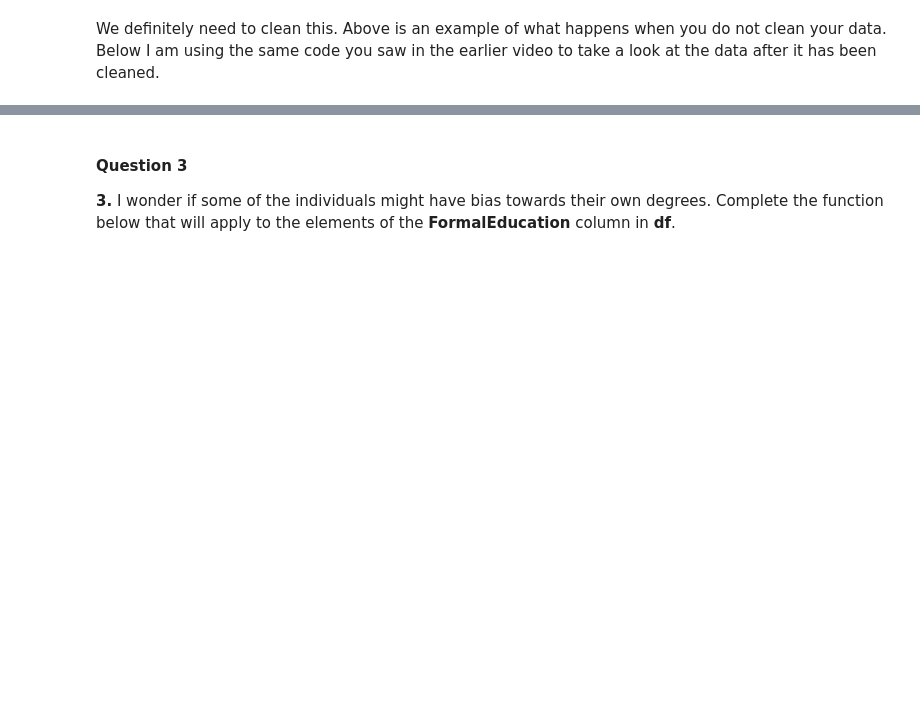
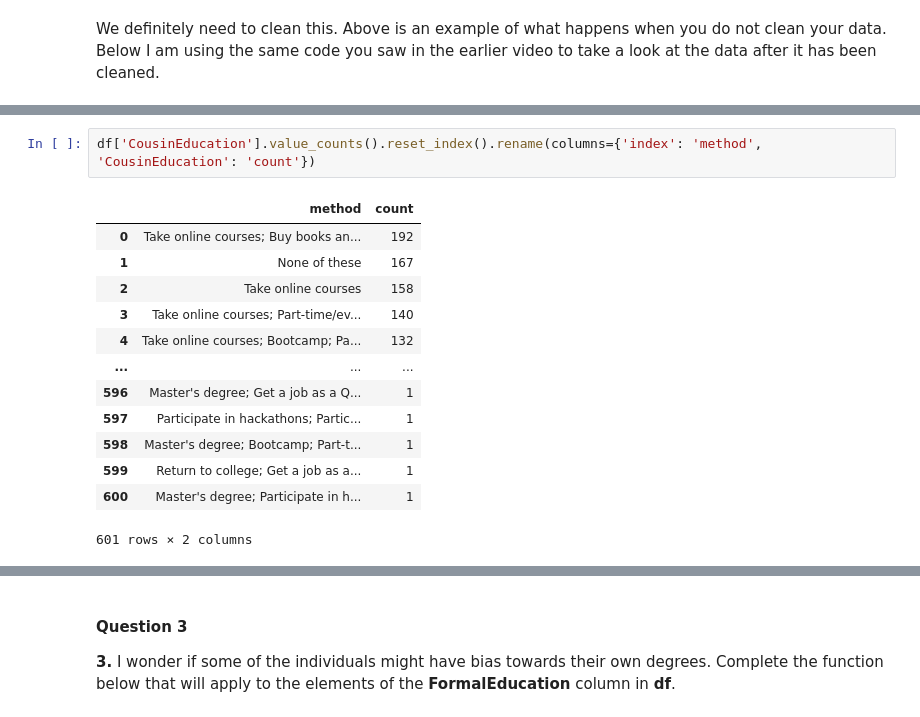
Before and after one commit to Meng-nanco/DSND_Term2, a Jupyter notebook: lessons/CRISP_DM/How To Break Into the Field.ipynb, the cells around one changed output, grey strips where cells are left out. Cells and saved outputs as stored; diff of their text form; blank space fills up the shorter version.

```diff
--- a/lessons/CRISP_DM/How To Break Into the Field.ipynb
+++ b/lessons/CRISP_DM/How To Break Into the Field.ipynb
@@ -93,3 +125,19 @@ We definitely need to clean this.  Above is an example of what happens when you
+# %%
+df['CousinEducation'].value_counts().reset_index().rename(columns={'index': 'method', 'CousinEducation': 'count'})
+# %% [output]
+|  | method | count |
+| 0 | Take online courses; Buy books an... | 192 |
+| 1 | None of these | 167 |
+| 2 | Take online courses | 158 |
+| 3 | Take online courses; Part-time/ev... | 140 |
+| 4 | Take online courses; Bootcamp; Pa... | 132 |
+| ... | ... | ... |
+| 596 | Master's degree; Get a job as a Q... | 1 |
+| 597 | Participate in hackathons; Partic... | 1 |
+| 598 | Master's degree; Bootcamp; Part-t... | 1 |
+| 599 | Return to college; Get a job as a... | 1 |
+| 600 | Master's degree; Participate in h... | 1 |
+601 rows × 2 columns
 # %%
 possible_vals = ["Take online courses", "Buy books and work through the exercises",
                  "None of these", "Part-time/evening courses", "Return to college",
```
Also changed, not shown: parts of 5 cells of this notebook.
